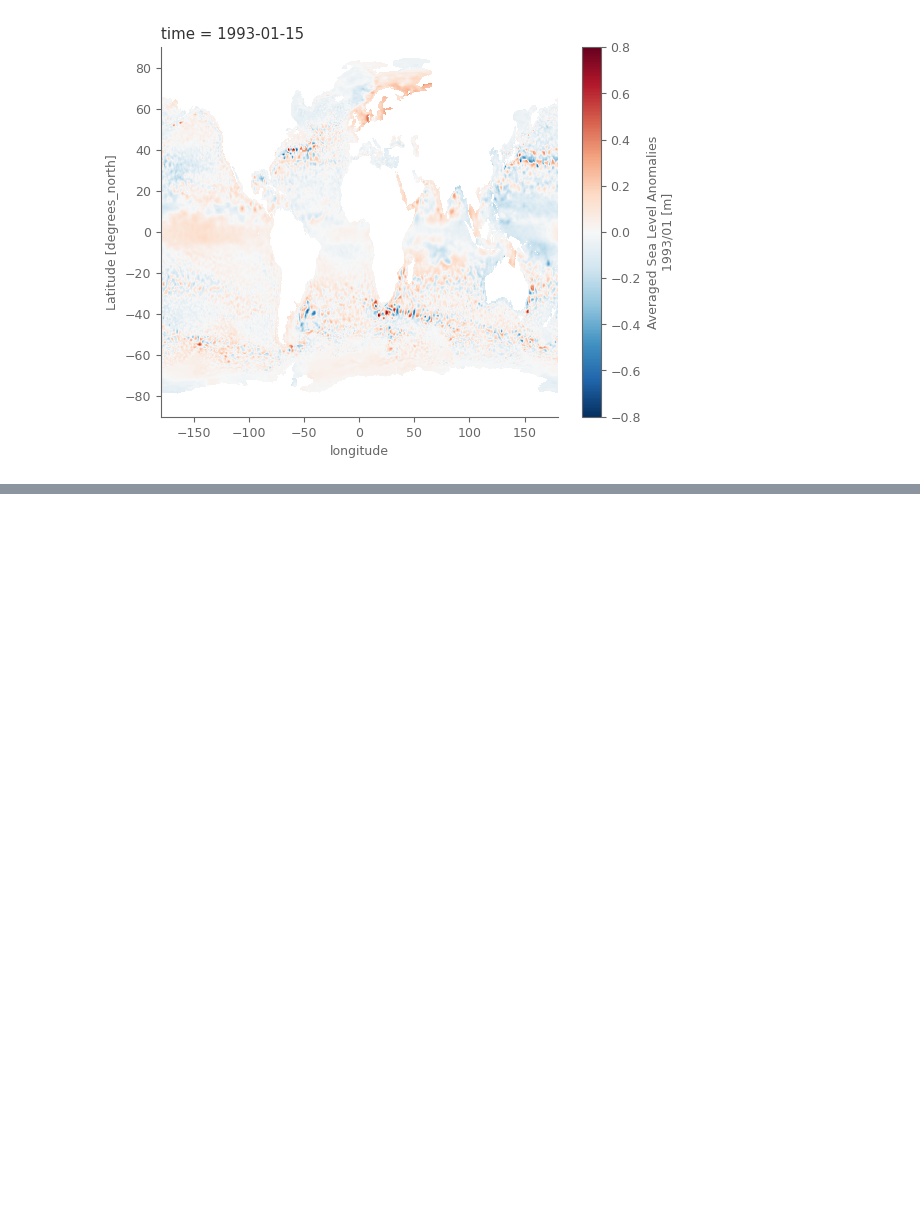
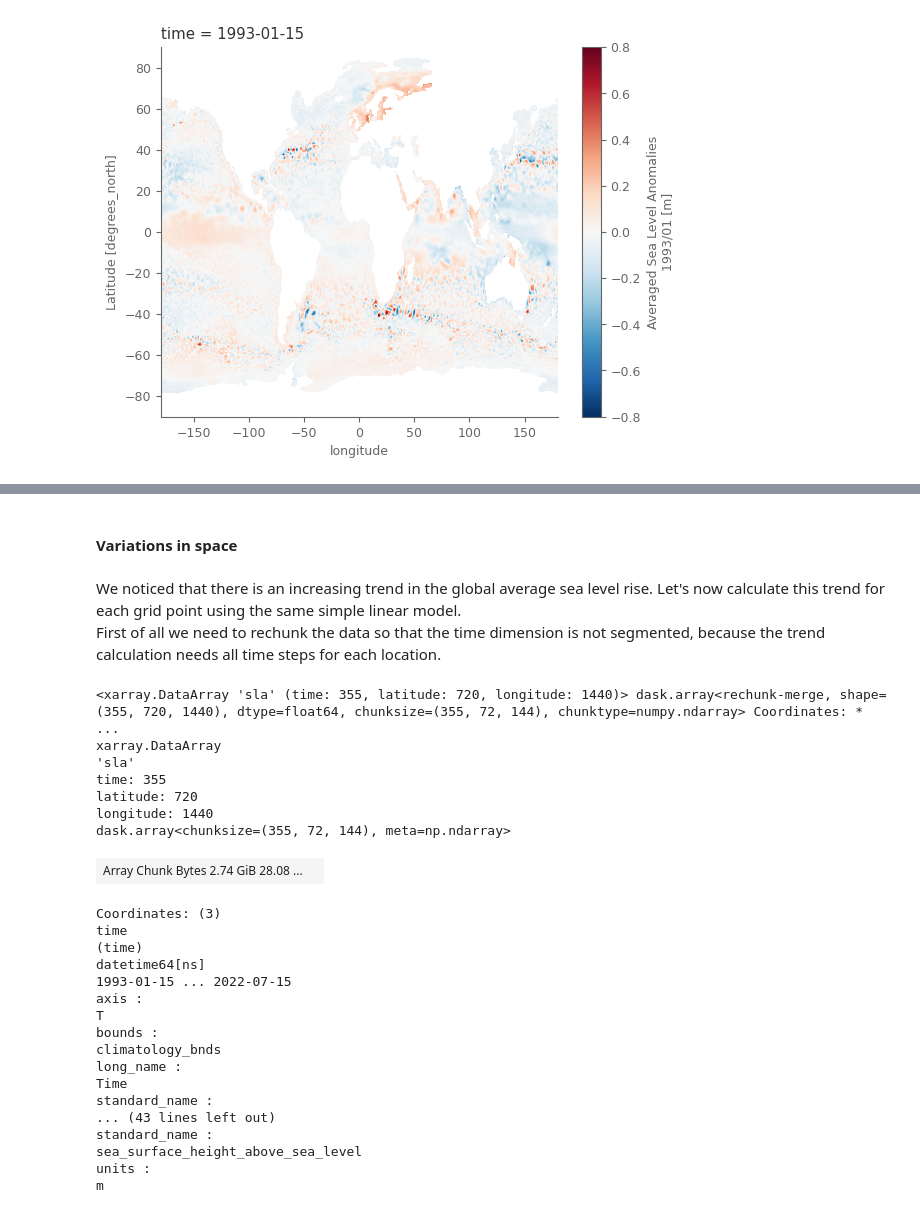
Before and after one commit to ECMWFCode4Earth/sketchbook-earth, a Jupyter notebook: tutorials/04_sea_level/04_sea_level.ipynb, the cells around one changed output, grey strips where cells are left out. Cells and saved outputs as stored; diff of their text form; code cells hidden in the pictures; blank space fills up the shorter version.

```diff
--- a/tutorials/04_sea_level/04_sea_level.ipynb
+++ b/tutorials/04_sea_level/04_sea_level.ipynb
@@ -117,7 +122,7 @@ with zipfile.ZipFile(f'{dir_loc}/monthly/sea_level.zip','r') as zip_ref:
 # %% [markdown]
 Read all the unzipped files (each file is for one year-month). This takes a little time ...
 # %%
-sea_level = xr.open_mfdataset(f'{dir_loc}/*.nc')
+sea_level = xr.open_mfdataset(f'{dir_loc}/monthly/*.nc') # wildcard to read all files (one per year-month) at once & concat in single dataset
 sea_level
 # %% [output]
 <xarray.Dataset> Dimensions: (time: 355, nv: 2, latitude: 720, longitude: 1440) Coordinates: * time (time) datetime64[ns] 1993-01-15 1993-02-15 ... 2022-07-15 * latitude (latitude) float32 -89.88 -89. ...
@@ -206,8 +215,8 @@ DT merged two-satellite Global Ocean L4 Monthly Means of Sea Level Anomalies and
 # %%
 # change longitudes to -180 | 180
 sla = sea_level['sla']
-sla_180 = sla.assign_coords(longitude=(((sla.longitude + 180) % 360) - 180)).sortby('longitude')
-sla_180
+sla = sla.assign_coords(longitude=(((sla.longitude + 180) % 360) - 180)).sortby('longitude')
+sla
 # %% [output]
 <xarray.DataArray 'sla' (time: 355, latitude: 720, longitude: 1440)> dask.array<getitem, shape=(355, 720, 1440), dtype=float64, chunksize=(1, 720, 1440), chunktype=numpy.ndarray> Coordinates: * time ( ...
 xarray.DataArray
@@ -344,0 +388,34 @@ This requires 30Gb of data and a considerable amount of time for the calculation
+# %% [markdown]
+#### Variations in space
+# %% [markdown]
+We noticed that there is an increasing trend in the global average sea level rise. Let's now calculate this trend for each grid point using the same simple linear model.\
+First of all we need to rechunk the data so that the time dimension is not segmented, because the trend calculation needs all time steps for each location.
+# %%
+sla = sla.chunk(chunks={'time': -1, 'latitude': 72, 'longitude': 144}) # rechunk so time is not segmented (needed for trends)
+sla
+# %% [output]
+<xarray.DataArray 'sla' (time: 355, latitude: 720, longitude: 1440)> dask.array<rechunk-merge, shape=(355, 720, 1440), dtype=float64, chunksize=(355, 72, 144), chunktype=numpy.ndarray> Coordinates: *  ...
+xarray.DataArray
+'sla'
+time: 355
+latitude: 720
+longitude: 1440
+dask.array<chunksize=(355, 72, 144), meta=np.ndarray>
+| Array Chunk Bytes 2.74 GiB 28.08 ... |  |
+Coordinates: (3)
+time
+(time)
+datetime64[ns]
+1993-01-15 ... 2022-07-15
+axis :
+T
+bounds :
+climatology_bnds
+long_name :
+Time
+standard_name :
+... (43 lines left out)
+standard_name :
+sea_surface_height_above_sea_level
+units :
+m
```
Also changed, not shown: parts of 50 cells of this notebook.
